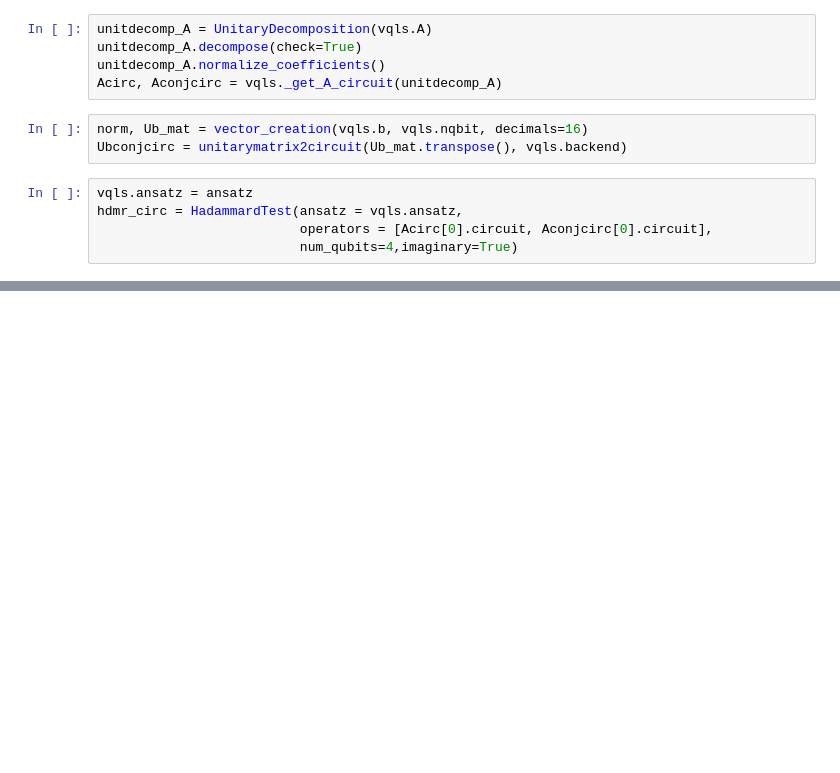
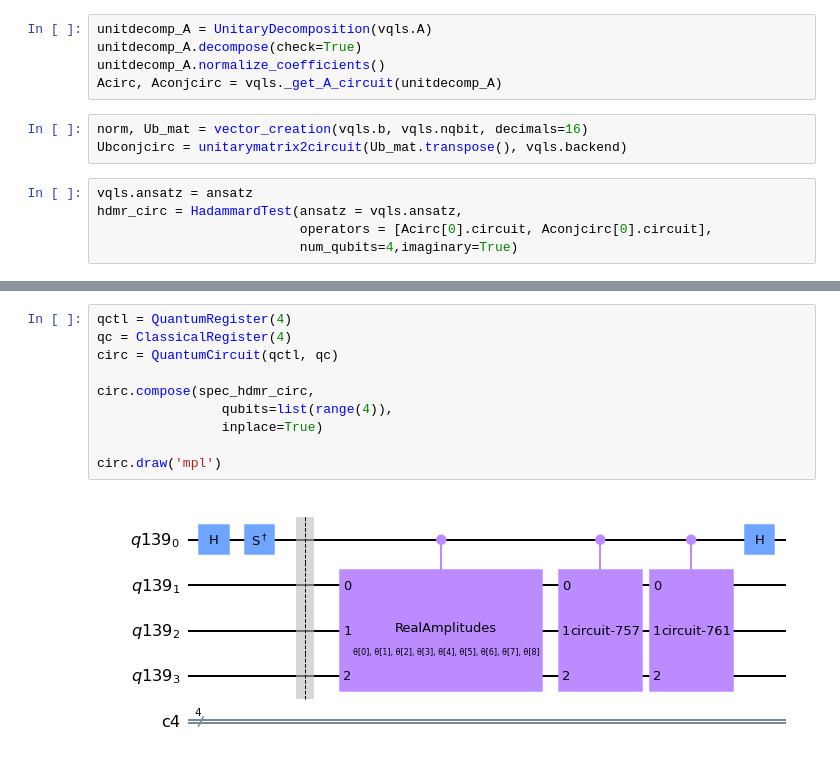
Before and after one commit to QuantumApplicationLab/qalcore, a Jupyter notebook: example/qiskit/vqls.ipynb, the cells around one changed output, grey strips where cells are left out. Drawn from its saved outputs; the diff is of its cells as text; blank space fills up the shorter version.

```diff
--- a/example/qiskit/vqls.ipynb
+++ b/example/qiskit/vqls.ipynb
@@ -63,0 +62,12 @@ CircuitError: 'The circuit contains non-unitary operations and cannot be control
+# %%
+qctl = QuantumRegister(4)
+qc = ClassicalRegister(4)
+circ = QuantumCircuit(qctl, qc)
+
+circ.compose(spec_hdmr_circ,
+                qubits=list(range(4)),
+                inplace=True)
+
+circ.draw('mpl')
+# %% [output]
+[figure, added]
```
Also changed, not shown: parts of 4 cells of this notebook, 5 other files.
